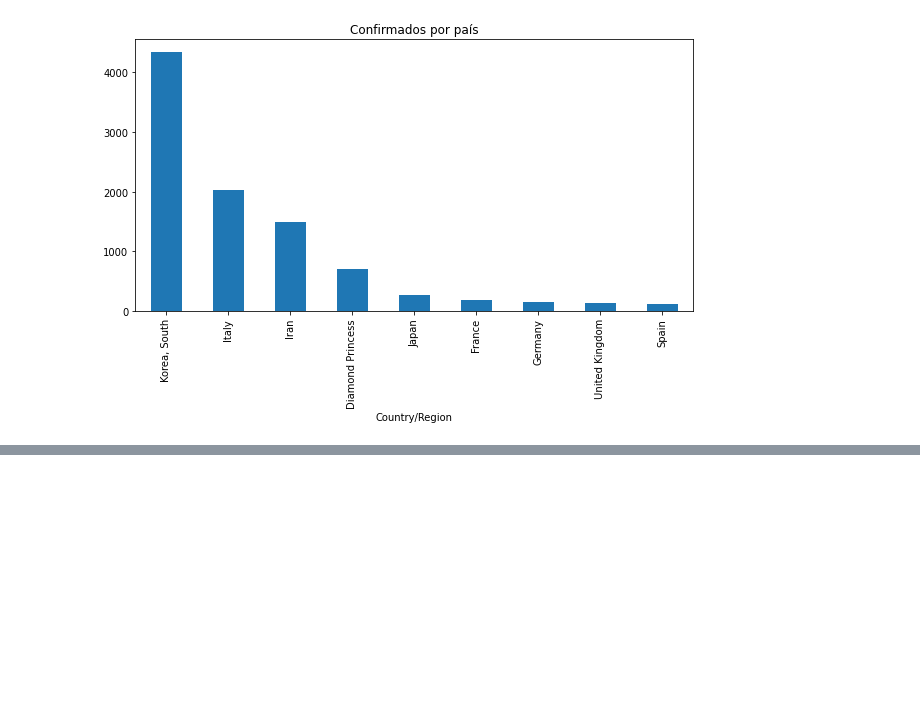
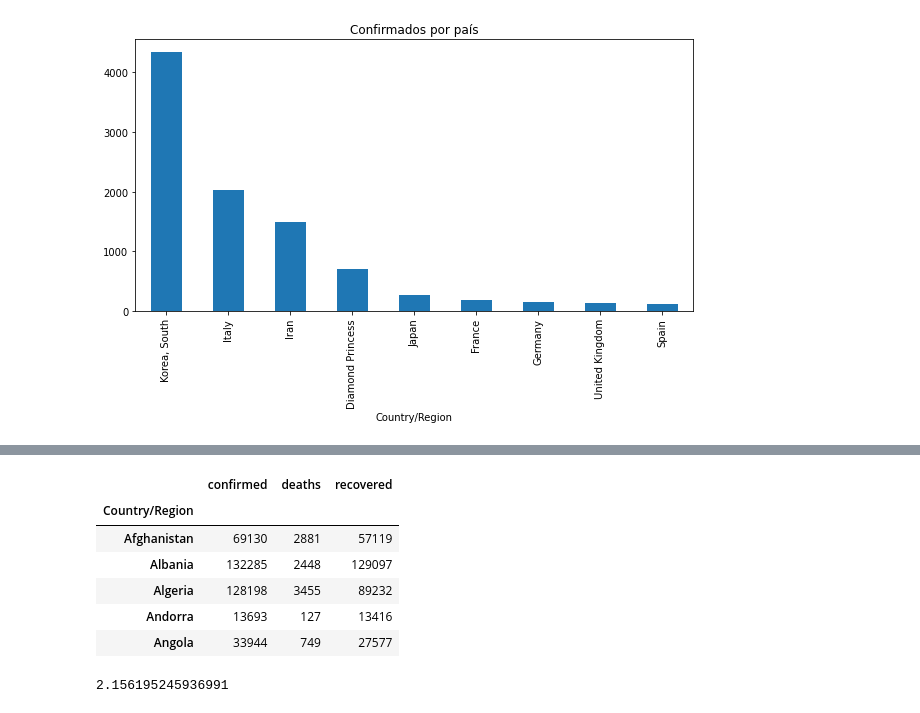
Before and after one commit to Gleis0nLemos/Data-Science-e-Sa-de, a Jupyter notebook: Data_Science_e_Saude.ipynb, the cells around one changed output, grey strips where cells are left out. Saved outputs shown, nothing was run; the diff lists cells and outputs as text; code cells hidden in the pictures; blank space fills up the shorter version.

```diff
--- a/Data_Science_e_Saude.ipynb
+++ b/Data_Science_e_Saude.ipynb
@@ -281,3 +281,6 @@ plt.title('Confirmados por país')
 # %% [output]
 Text(0.5, 1.0, 'Confirmados por país')
 [figure]
+# %%
+deaths = pd.read_csv("https://raw.githubusercontent.com/CSSEGISandData/COVID-19/master/csse_covid_19_data/csse_covid_19_time_series/time_series_covid19_deaths_global.csv")
+recovered = pd.read_csv("https://raw.githubusercontent.com/CSSEGISandData/COVID-19/master/csse_covid_19_data/csse_covid_19_time_series/time_series_covid19_recovered_global.csv")
@@ -283,0 +291,7 @@ Text(0.5, 1.0, 'Confirmados por país')
+# %%
+def latest_by_country(data):
+  return data.groupby("Country/Region").sum().iloc[:,-500]
+
+display(latest_by_country(confirmed).head())
+display(latest_by_country(deaths).head())
+display(latest_by_country(recovered).head())
@@ -283,0 +320,13 @@ Text(0.5, 1.0, 'Confirmados por país')
+# %%
+informations = [latest_by_country(confirmed), latest_by_country(deaths), latest_by_country(recovered)]
+combined = pd.concat(informations, axis=1)
+combined.columns = ["confirmed", "deaths", "recovered"]
+combined.head()
+# %% [output]
+|  | confirmed | deaths | recovered |
+| Country/Region |  |  |  |
+| Afghanistan | 69130 | 2881 | 57119 |
+| Albania | 132285 | 2448 | 129097 |
+| Algeria | 128198 | 3455 | 89232 |
+| Andorra | 13693 | 127 | 13416 |
+| Angola | 33944 | 749 | 27577 |
@@ -283,0 +345,6 @@ Text(0.5, 1.0, 'Confirmados por país')
+# %%
+sum_up = combined.sum()
+letality_rate_1 = sum_up["deaths"] / sum_up["confirmed"]
+print(letality_rate_1 * 100)
+# %% [output]
+2.156195245936991
```
Also changed, not shown: parts of 5 cells of this notebook, 1 other file.
